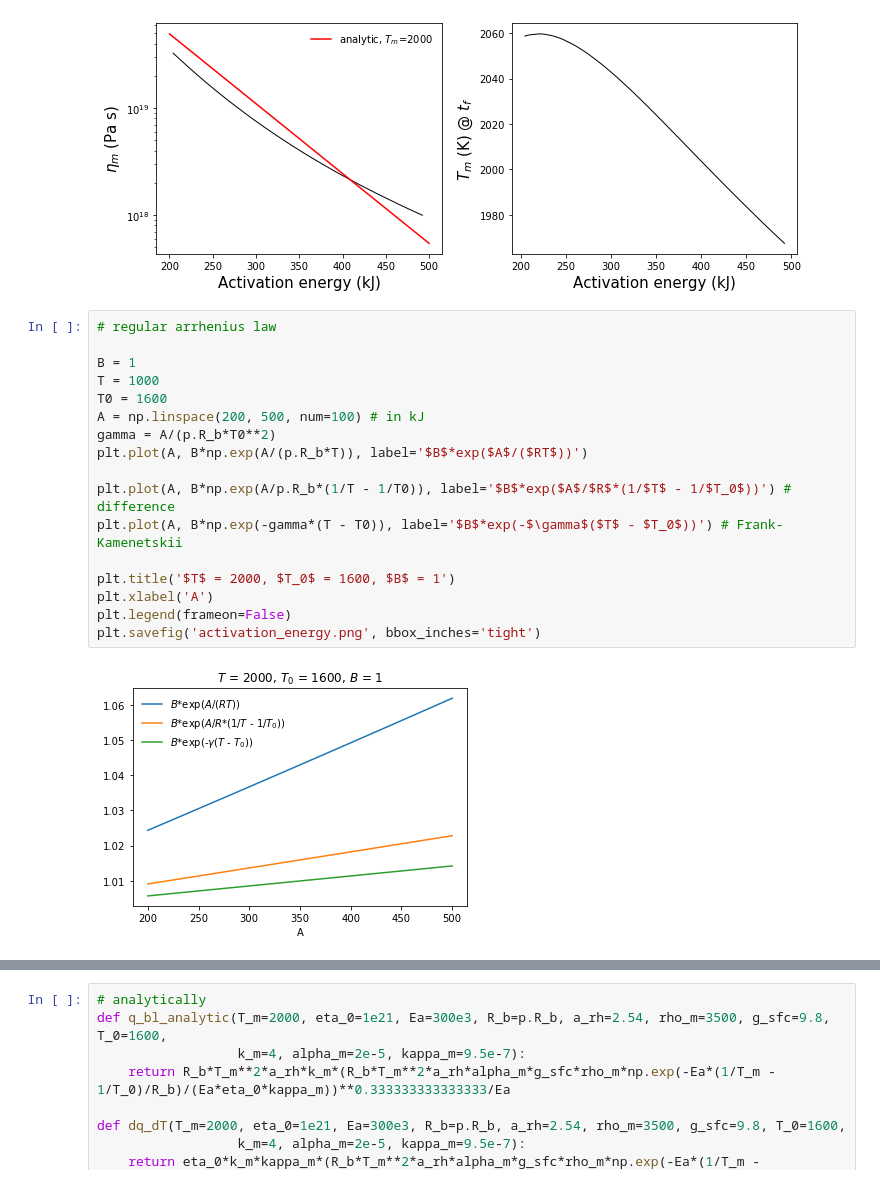
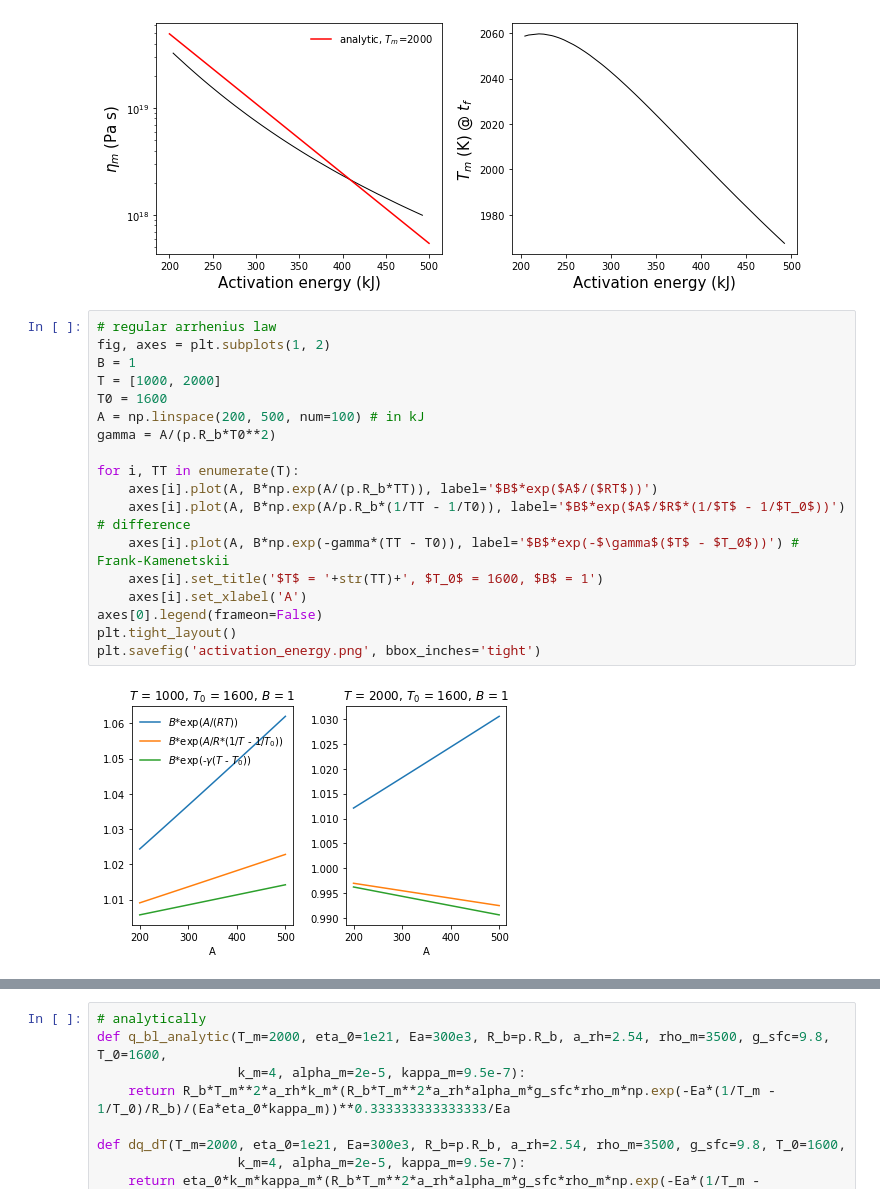
Before and after one commit to clairesworld/exo-top, a Jupyter notebook: top_model.ipynb, the cells around one changed output, grey strips where cells are left out. Cells and saved outputs as stored; diff of their text form.

```diff
--- a/top_model.ipynb
+++ b/top_model.ipynb
@@ -438,23 +438,24 @@ fig0.savefig('Ea_test.png', bbox_inches='tight')
 [figure]
 # %%
 # regular arrhenius law
-
+fig, axes = plt.subplots(1, 2)
 B = 1
-T = 1000
+T = [1000, 2000]
 T0 = 1600
 A = np.linspace(200, 500, num=100) # in kJ
 gamma = A/(p.R_b*T0**2)
-plt.plot(A, B*np.exp(A/(p.R_b*T)), label='$B$*exp($A$/($RT$))')
 
-plt.plot(A, B*np.exp(A/p.R_b*(1/T - 1/T0)), label='$B$*exp($A$/$R$*(1/$T$ - 1/$T_0$))') # difference
-plt.plot(A, B*np.exp(-gamma*(T - T0)), label='$B$*exp(-$\gamma$($T$ - $T_0$))') # Frank-Kamenetskii
-
-plt.title('$T$ = 2000, $T_0$ = 1600, $B$ = 1')
-plt.xlabel('A')
-plt.legend(frameon=False)
+for i, TT in enumerate(T):
+    axes[i].plot(A, B*np.exp(A/(p.R_b*TT)), label='$B$*exp($A$/($RT$))')
+    axes[i].plot(A, B*np.exp(A/p.R_b*(1/TT - 1/T0)), label='$B$*exp($A$/$R$*(1/$T$ - 1/$T_0$))') # difference
+    axes[i].plot(A, B*np.exp(-gamma*(TT - T0)), label='$B$*exp(-$\gamma$($T$ - $T_0$))') # Frank-Kamenetskii
+    axes[i].set_title('$T$ = '+str(TT)+', $T_0$ = 1600, $B$ = 1')
+    axes[i].set_xlabel('A')
+axes[0].legend(frameon=False)
+plt.tight_layout()
 plt.savefig('activation_energy.png', bbox_inches='tight')
 # %% [output]
-[figure, old version]
+[figure, new version]
 # %%
 ##### plot q_bl tradeoffs ######
 
```
Also changed, not shown: parts of 3 cells of this notebook, 3 other files.
